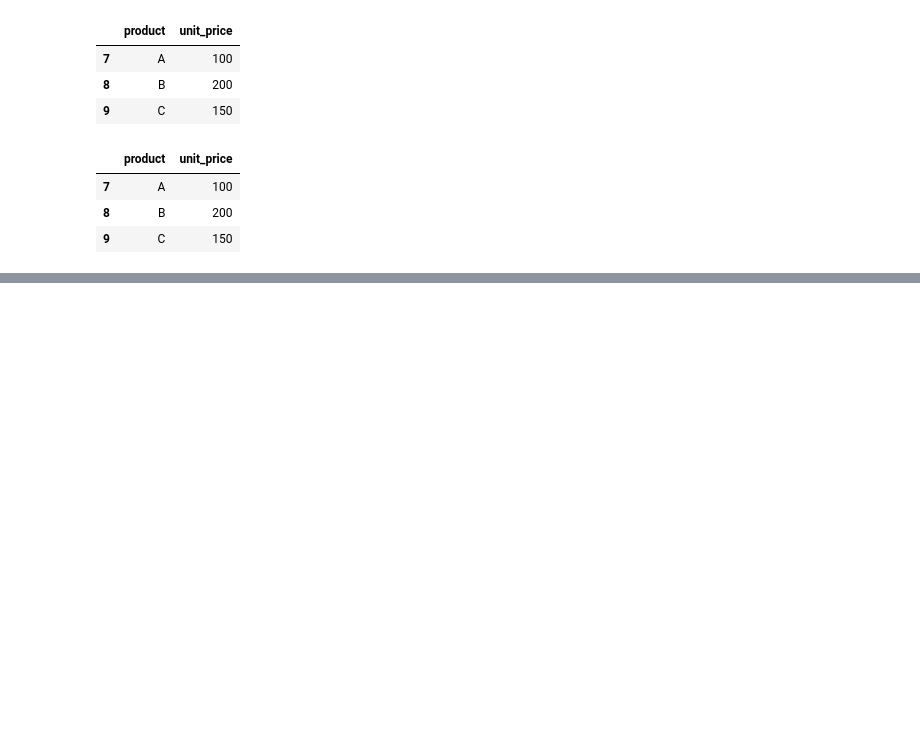
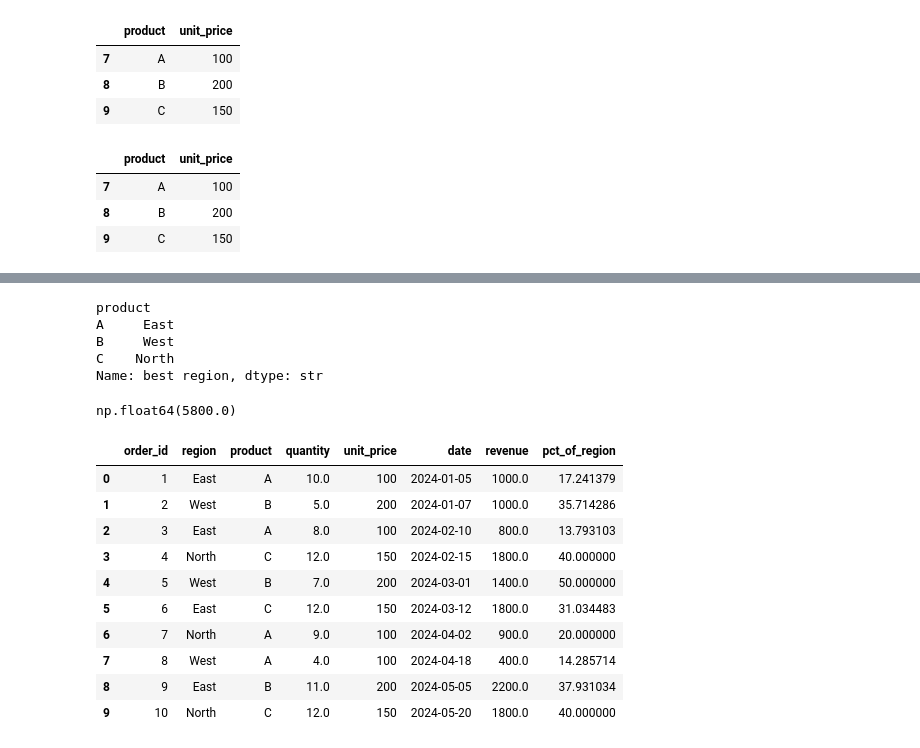
Before and after one commit to zeusbtc69/python, a Jupyter notebook: jupyter/jupiter.ipynb, the cells around one changed output, grey strips where cells are left out. Saved outputs shown, nothing was run; the diff lists cells and outputs as text; code cells hidden in the pictures; blank space fills up the shorter version.

```diff
--- a/jupyter/jupiter.ipynb
+++ b/jupyter/jupiter.ipynb
@@ -578,0 +589,6 @@ df.loc[[7,8,9], ['product', 'unit_price']]
+# %%
+indexed = df.set_index('order_id')
+picked = indexed.iloc[[2,5,9]]
+print(picked)
+restored = picked.reset_index()
+restored
@@ -578,0 +651,3 @@ df.loc[[7,8,9], ['product', 'unit_price']]
+# %%
+df['quantity'] = df.groupby('product')['quantity'].transform(lambda s : s.fillna(s.median()))
+df
@@ -578,0 +666,3 @@ df.loc[[7,8,9], ['product', 'unit_price']]
+# %%
+df['revenue'] = df['quantity'] * df['unit_price']
+df
@@ -578,0 +745,35 @@ df.loc[[7,8,9], ['product', 'unit_price']]
+# %%
+Revenue = df.groupby(['region', 'product'])['revenue'].sum()
+top_region = Revenue.groupby(level='product').idxmax().apply(lambda t : t[0])
+top_region.rename('best region')
+# %% [output]
+product
+A     East
+B     West
+C    North
+Name: best region, dtype: str
+# %%
+rev = df.groupby(['region'])['revenue'].sum()
+pvt = (rev/rev.sum()*100)
+pvt
+rev['East']
+# %% [output]
+np.float64(5800.0)
+# %%
+cop = df.copy()
+df['pct_of_region'] = (
+    df['revenue'] / df.groupby('region')['revenue'].transform('sum') * 100
+)
+df
+# %% [output]
+|  | order_id | region | product | quantity | unit_price | date | revenue | pct_of_region |
+| 0 | 1 | East | A | 10.0 | 100 | 2024-01-05 | 1000.0 | 17.241379 |
+| 1 | 2 | West | B | 5.0 | 200 | 2024-01-07 | 1000.0 | 35.714286 |
+| 2 | 3 | East | A | 8.0 | 100 | 2024-02-10 | 800.0 | 13.793103 |
+| 3 | 4 | North | C | 12.0 | 150 | 2024-02-15 | 1800.0 | 40.000000 |
+| 4 | 5 | West | B | 7.0 | 200 | 2024-03-01 | 1400.0 | 50.000000 |
+| 5 | 6 | East | C | 12.0 | 150 | 2024-03-12 | 1800.0 | 31.034483 |
+| 6 | 7 | North | A | 9.0 | 100 | 2024-04-02 | 900.0 | 20.000000 |
+| 7 | 8 | West | A | 4.0 | 100 | 2024-04-18 | 400.0 | 14.285714 |
+| 8 | 9 | East | B | 11.0 | 200 | 2024-05-05 | 2200.0 | 37.931034 |
+| 9 | 10 | North | C | 12.0 | 150 | 2024-05-20 | 1800.0 | 40.000000 |
```
Also changed, not shown: parts of 24 cells of this notebook, 5 other files.
